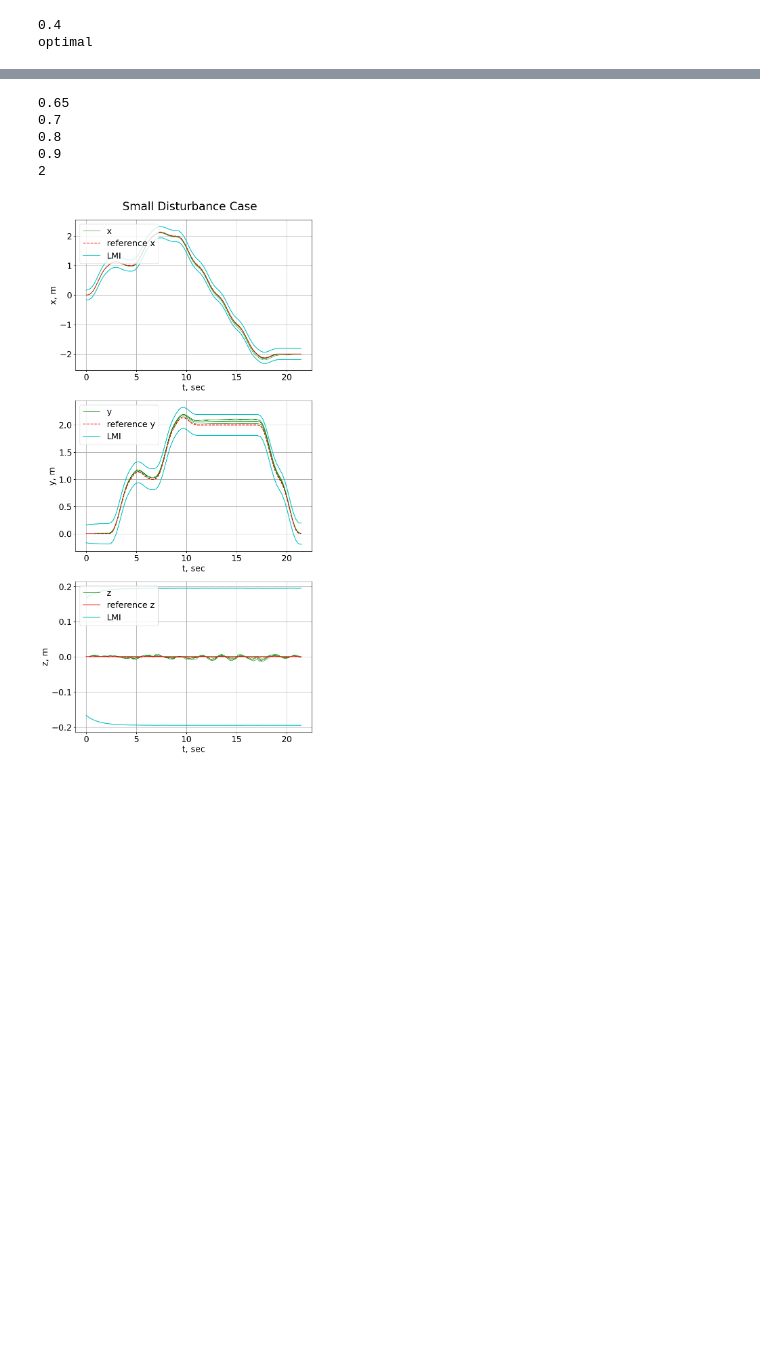
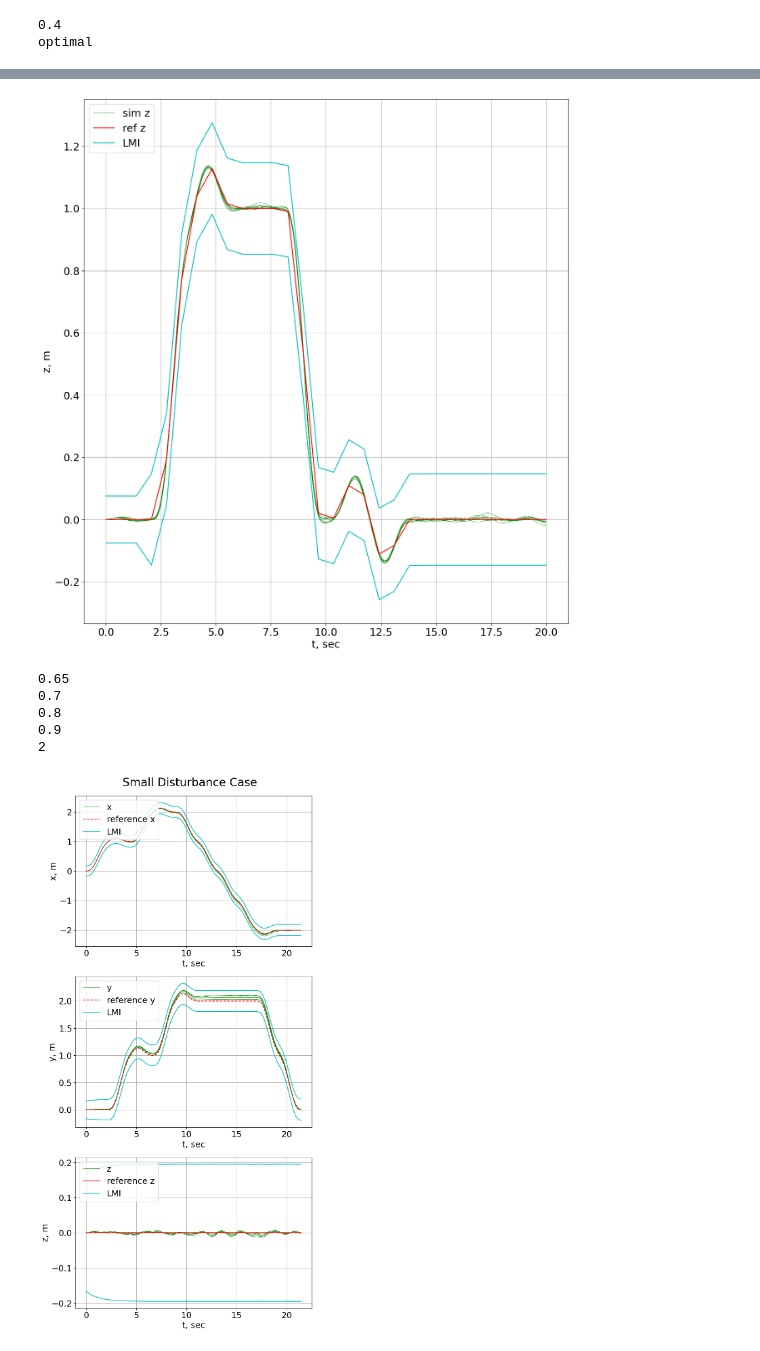
Before and after one commit to melodylylin/lie-dynamics-bz, a Jupyter notebook: test.ipynb, the cells around one changed output, grey strips where cells are left out. Cells and saved outputs as stored; diff of their text form; code cells hidden in the pictures; blank space fills up the shorter version.

```diff
--- a/test.ipynb
+++ b/test.ipynb
@@ -178,3 +204,7 @@ plot_sim(ref, w1, omegabound, flowpipes_traj, n, 'xy')
+# %%
+plot_timehis(sol_LMI, ref, w1, omegabound, n, ebeta)
+# %% [output]
+[figure, added]
 # %%
 from sim.multirotor_control import *
 # %%
```
Also changed, not shown: parts of 9 cells of this notebook, 2 other files.
